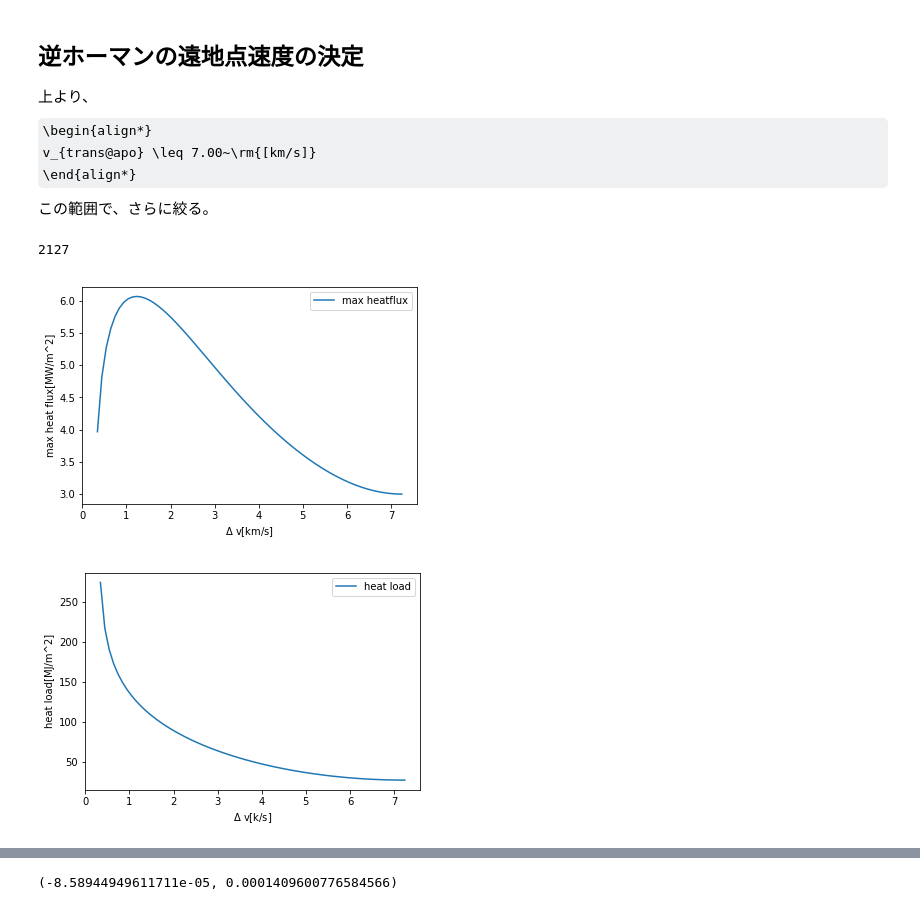
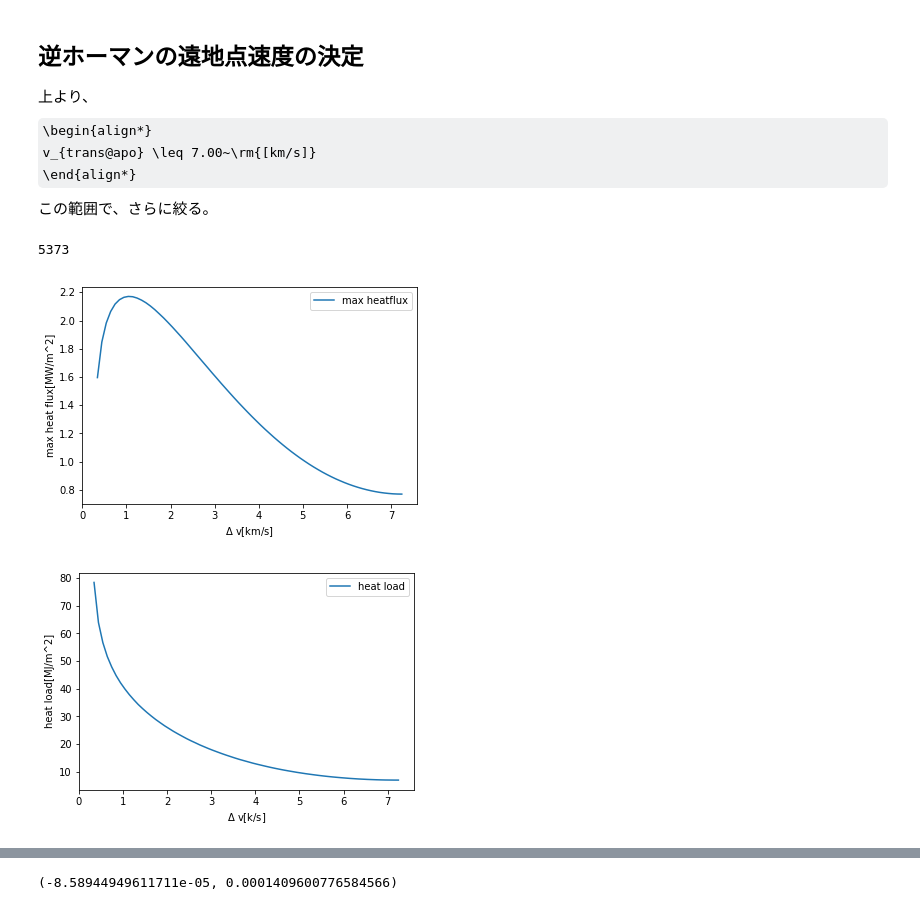
Before and after one commit to kminoda/seed_bank_in_space, a Jupyter notebook: src/delta_v_simu.ipynb, the cells around one changed output, grey strips where cells are left out. Drawn from its saved outputs; the diff is of its cells as text; code cells hidden in the pictures; some formulas as TeX source.

```diff
--- a/src/delta_v_simu.ipynb
+++ b/src/delta_v_simu.ipynb
@@ -30,8 +30,8 @@ gamma_reEntry = -5.0 #再突入時の経路角(結構浅め)[deg]
 
 #機体によるので、あとで
 M_capcell = 80.0 #はやぶさ参照[kg]
-A = 1 #ハヤブサよりちょい大きめ[kg]
-Rn = 1#てきとー
+A = 1. #ハヤブサよりちょい大きめ[kg]
+Rn = 0.3 #てきとー
 
 #なんかを参照
 Cd = 1.6
@@ -172,7 +151,7 @@ def get_heating_rate(density, v, Rn=Rn):
     """
     v *= 10**3
     q_conv = 1.35*10**(-8)*np.sqrt(density/Rn)*v**3.04*10 #[kW/m^2]
-    q_conv *= 10**(-3)
+    q_conv *= 10**(-3) #[MW/m^2]
 
     if Rn <= 1:
         a = 1.072*10**6*v**(-1.88)*density**(-0.325)
@@ -181,7 +160,7 @@ def get_heating_rate(density, v, Rn=Rn):
     else:
         a = min([0.5, 1.072*10**6*v**(-1.88)*density**(-0.325)])
 
-    f_v = 1.5#後で直す
+    f_v = 0.1#後で直す
     q_rad = 4.736*10**2*Rn**a*density**1.22*f_v
     return q_conv, q_rad
 
@@ -222,7 +201,7 @@ def re_entry(v_reEntry,gamma_reEntry):
         v += delta_v
         gamma += delta_gamma
         t += DT
-        heating_rate = get_heating_rate(get_density(h), v)
+        heating_rate = get_heating_rate(get_precise_density(h), v)
         t_lst.append(t)
         h_lst.append(h)
         v_lst.append(v)
@@ -374,7 +381,6 @@ v_{trans@apo} \leq 7.00~\rm{[km/s]}
 # %%
 #アポジキックの存在可能速度範囲
 v_trans_apo_lst = np.arange(0.01, 7.00, 0.1)
-
 #大気圏突入速度と経路角を決定する。
 Re = R_earth+200
 v_entry_lst = np.zeros_like(v_trans_apo_lst) #大気圏突入速度
@@ -397,7 +403,9 @@ t_group, h_group, v_group, q_conv_group, q_rad_group, heat_flux_group = [], [],
 for i in range(len(v_trans_apo_lst)):
     t_atm_lst, h_atm_lst, v_atm_lst, gamma_atm_lst, q_conv_lst, q_rad_lst \
         =re_entry(v_entry_lst[i], fpa_entry_lst[i])
-    heat_flux_atm_lst = [j+k for j, k in zip(q_conv_lst, q_rad_lst)]
+    heat_flux_atm_lst = []
+    for j in range(len(q_conv_lst)):
+        heat_flux_atm_lst.append(q_conv_lst[j]+q_rad_lst[j])
     t_group.append(t_atm_lst)
     h_group.append(h_atm_lst)
     v_group.append(v_atm_lst)
@@ -408,7 +416,7 @@ for i in range(len(v_trans_apo_lst)):
 ## q_convとq_radを加算
 len(heat_flux_group[0])
 # %% [output]
-2127
+5373
 # %%
 ### Max Heat flux と Max heat loadの算出
 def get_heat(heat_flux_lst, dt=DT):
@@ -423,38 +431,38 @@ def get_heat(heat_flux_lst, dt=DT):
     """
     max_heat_flux = max(heat_flux_lst)
     heat_load = 0
     for i in range(len(heat_flux_lst)):
         heat_load += heat_flux_lst[i]*dt
     return max_heat_flux, heat_load
 
 phase2_v = np.sqrt(MU/Ra)
 delta_v_lst = [] #x軸
-max_heat_flux_lst = []#y軸1
-heat_load_lst = []#y軸2
+max_heat_flux_lst = [] #y軸1
+heat_load_lst = [] #y軸2
 for i in range(len(v_trans_apo_lst)):
     delta_v = phase2_v - v_trans_apo_lst[i]
-    heat_flux_lst = heatflux_group[i]
+    heat_flux_lst = heat_flux_group[i]
     max_heat_flux, heat_load = get_heat(heat_flux_group[i])
 
     delta_v_lst.append(delta_v)
     max_heat_flux_lst.append(max_heat_flux)
     heat_load_lst.append(heat_load)
 
 plt.plot(delta_v_lst, max_heat_flux_lst, label="max heatflux")
 plt.xlabel(r"$\Delta$ v[km/s]")
 plt.ylabel("max heat flux[MW/m^2]")
 plt.legend()
 plt.savefig("../output/capsule/max_heat_flux.png")
 plt.show()
 plt.plot(delta_v_lst, heat_load_lst, label="heat load")
 plt.xlabel(r"$\Delta$ v[k/s]")
 plt.ylabel("heat load[MJ/m^2]")
 plt.legend()
 plt.savefig("../output/capsule/heat_load.png")
 plt.show()
 # %% [output]
-[figure, old version]
+[figure, new version]
-[figure, old version]
+[figure, new version]
 # %%
 N = len(t_group)
 print(N)
```
Also changed, not shown: parts of 5 cells of this notebook, 5 other files.
